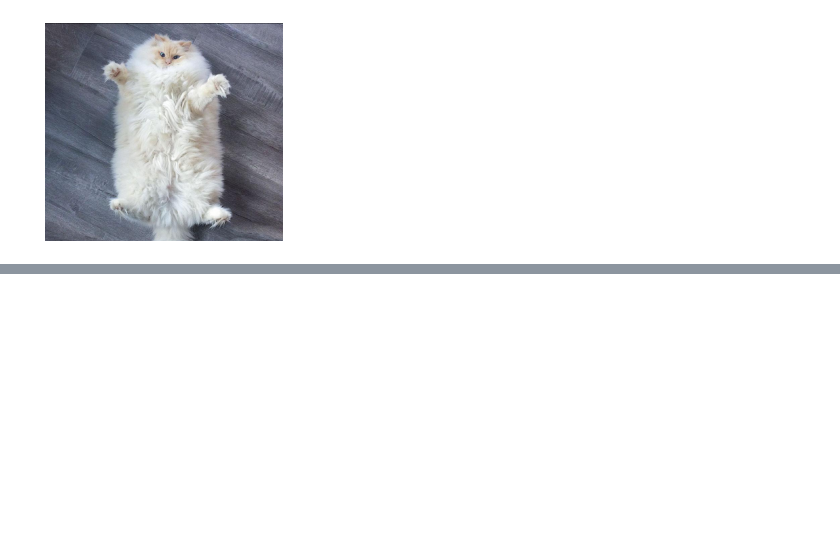
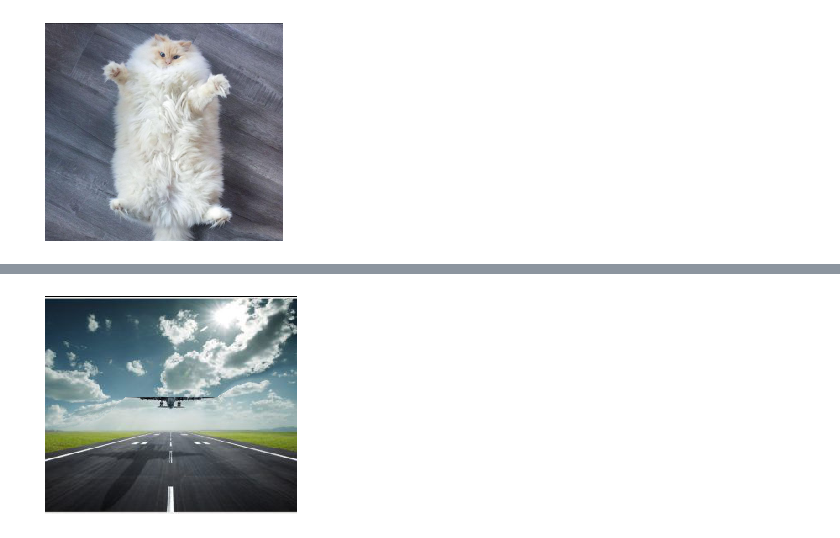
Before and after one commit to MariaKokshaikina/SeamCarving, a Jupyter notebook: Experiments.ipynb, the cells around one changed output, grey strips where cells are left out. Cells and saved outputs as stored; diff of their text form; code cells hidden in the pictures; blank space fills up the shorter version.

```diff
--- a/Experiments.ipynb
+++ b/Experiments.ipynb
@@ -176,0 +218,27 @@ plt.show()
+# %%
+importance_map_height = np.max(pr) - np.min(pr)
+importance_map_width = np.max(pc) - np.min(pc)
+# %%
+energy = energy_gradient # energy_function_forward, gradient_magnitude_sobel_operator
+seams_map = seams_map_dp # seams_map_dp, seam_map_function_forward
+carve = carve_column_mask
+
+new_size = (300 - importance_map_height, 300)
+# %%
+sc = SeamCarve(image_path=img_path,
+                new_size=new_size,
+                energy_function=energy,
+                seam_map_function=seams_map,
+                carve_function=carve,
+                importance_map = importance_map,
+                name_suffix='dual_grad')
+
+sc.run()
+
+sc.save_result()
+
+plt.imshow(sc.final_image)
+plt.axis(False)
+plt.show()
+# %% [output]
+[figure, added]
```
Also changed, not shown: parts of 5 cells of this notebook, 1 other file.
